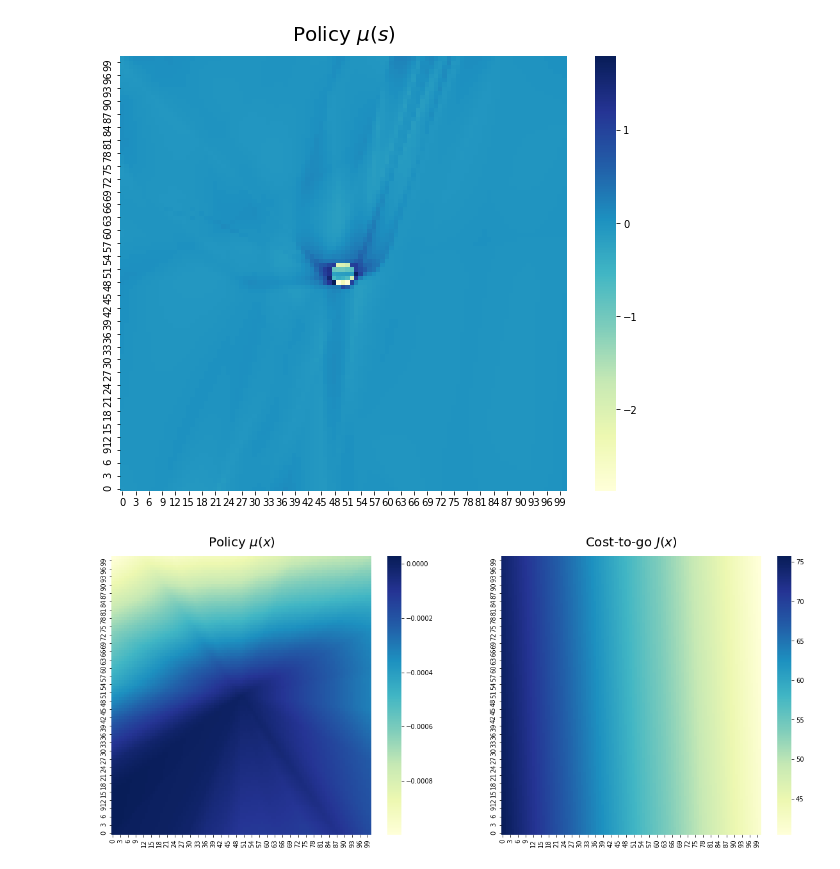
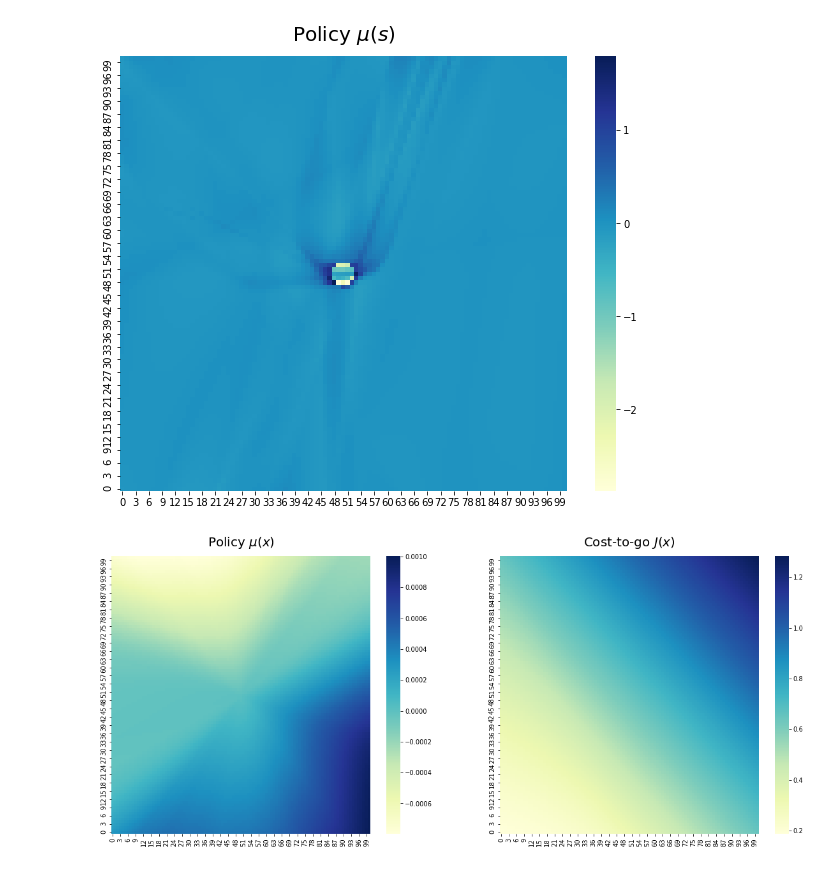
Before and after one commit to tarod13/OptimalControl, a Jupyter notebook: OptimalControl_DP_project.ipynb, the cells around one changed output. Saved outputs shown, nothing was run; the diff lists cells and outputs as text; code cells hidden in the pictures.

```diff
--- a/OptimalControl_DP_project.ipynb
+++ b/OptimalControl_DP_project.ipynb
@@ -641,6 +661,0 @@ plt.plot(x1_2, x2_2)
-# %%
-x2=np.linspace(-1, 1, 1000)
-x1=np.zeros(1000)
-for i in range(1000):
-    x1[i]= -0.5*x2[i]*np.abs(x2[i])
-plt.plot(x1, x2)
@@ -791,13 +803,18 @@ def train_critic_J(actor, criticJ, optimizer_criticJ, NS=101, n_points=100, n_st
     J = []
     for i in range(0, x0.shape[0]):
       trajectory = (x[:,i,:], s[:,i,:], a[:,i,:], u[:,i,:])
-      J.append(calculate_J_trajectory_actor(trajectory, J_end[i], dt=dt))
+      J.append(calculate_J_trajectory_actor(trajectory, 0.0, dt=dt))
     J = torch.FloatTensor(J).view(-1,1)
 
     n_batches = x0.shape[0] // batch_size
+    # for batch in range(0, n_batches):
+    # J_batch = J[batch*batch_size: (batch+1)*batch_size,:]
+    # x0_torch = torch.FloatTensor(x0[batch*batch_size: (batch+1)*batch_size,:])
+    indices = np.sort(np.arange(0, x0.shape[0]))
     for batch in range(0, n_batches):
-      J_batch = J[batch*batch_size: (batch+1)*batch_size,:]
-      x0_torch = torch.FloatTensor(x0[batch*batch_size: (batch+1)*batch_size,:])
+      id_batch = indices[batch*batch_size: (batch+1)*batch_size]
+      J_batch = J[id_batch]
+      x0_torch = torch.FloatTensor(x0[id_batch])
       J_estimated = criticJ(x0_torch).view(-1,1)
       loss = (((J_batch-J_estimated)/10.0)**2).mean()
 
@@ -807,7 +824,7 @@ def train_critic_J(actor, criticJ, optimizer_criticJ, NS=101, n_points=100, n_st
       optimizer_criticJ.step()
 
     if verbose and ((step+1)%print_each==0):
-      print('Step: {}, Loss: {:.3e}, Mean J: {:.3e}'.format(step, loss.item(), J.mean()))
+      print('Step: {}, Loss: {:.3e}, Mean J: {:.3e}, Mean u: {:.3e}'.format(step, loss.item(), J.mean(), np.absolute(u).mean()))
 # %%
 # torch.save(actor.state_dict(), 'actor1.pt')
 # torch.save(critic.state_dict(), 'critic1.pt')
@@ -822,5 +839,5 @@ optimizer_actor = optim.Adam(actor.parameters(), lr=3e-4)
 optimizer_critic = optim.Adam(critic.parameters(), lr=3e-4)
 optimizer_criticJ = optim.Adam(criticJ.parameters(), lr=3e-4)
 # %%
-train_critic_J(actor, criticJ, optimizer_criticJ, n_points=200, n_steps=20, print_each=5, verbose=True, init=True)
+train_critic_J(actor, criticJ, optimizer_criticJ, n_points=200, n_steps=10, print_each=1, verbose=True, init=True, batch_size=512)
 # %% [output]
@@ -904,6 +927,7 @@ plt.close()
 # %%
 with torch.no_grad():
   x = generate_init_states_grid()
+  x = x[np.arange(x.shape[0]-1,-1,-1)]
   x_torch = torch.FloatTensor(x)
   u_torch = actor(x_torch)
   u = u_torch.numpy().reshape(101,101)
@@ -911,12 +935,12 @@ with torch.no_grad():
 # %%
 fig, ax = plt.subplots(1,2, figsize=(20,8))
 sns_ax = sns.heatmap(u.T, ax=ax[0], cmap='YlGnBu')
 sns_ax.invert_yaxis()
-sns_ax2 = sns.heatmap(J.T, ax=ax[1], cmap='YlGnBu')
+sns_ax2 = sns.heatmap(J, ax=ax[1], cmap='YlGnBu')
 sns_ax2.invert_yaxis()
 ax[0].set_title('Policy $\mu(x)$', fontsize=20, pad=15)
 ax[1].set_title('Cost-to-go $J(x)$', fontsize=20, pad=15)
 plt.show()
 plt.close()
 # %% [output]
-[figure, old version]
+[figure, new version]
```
Also changed, not shown: parts of 12 cells of this notebook.
